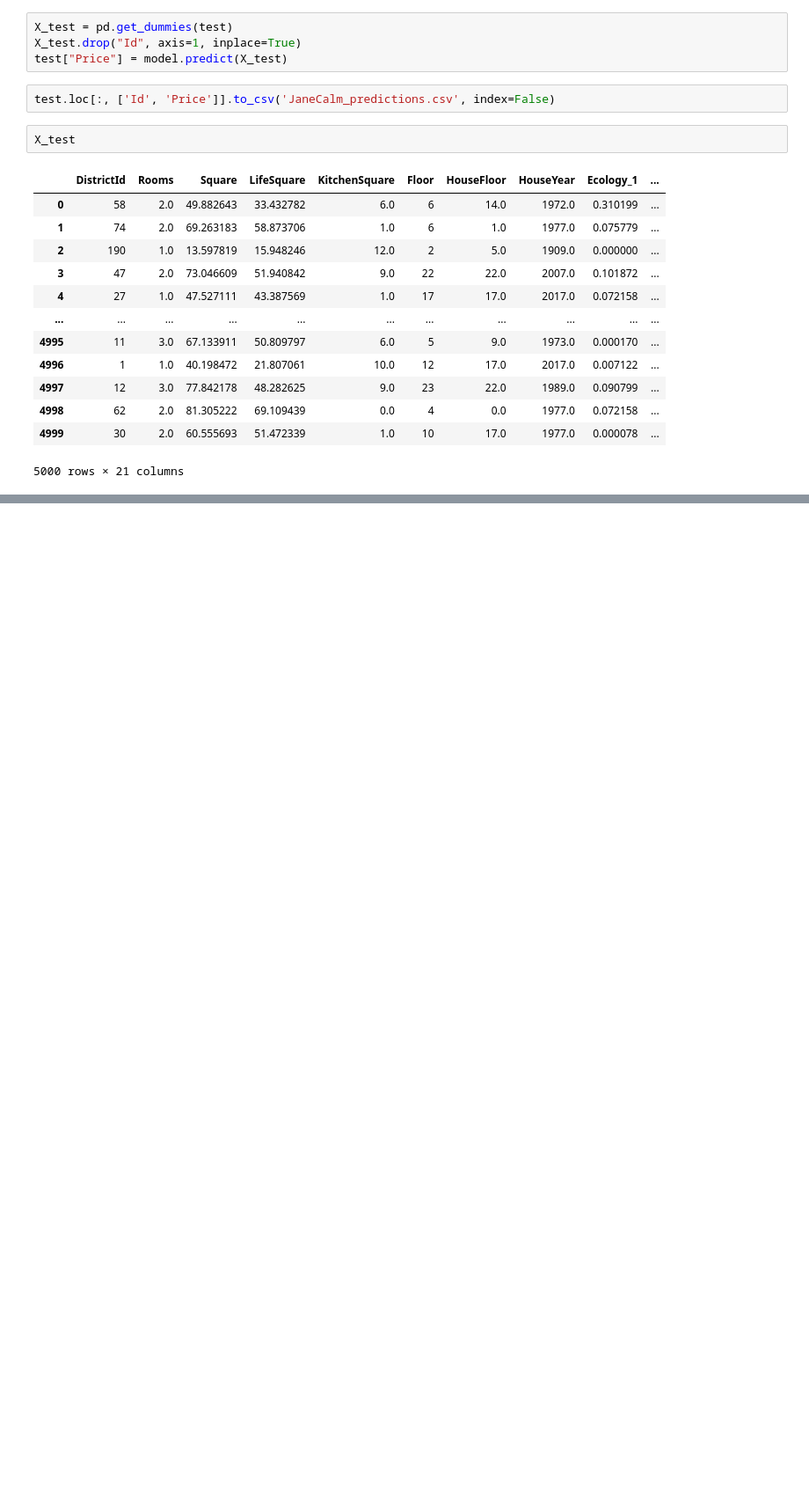
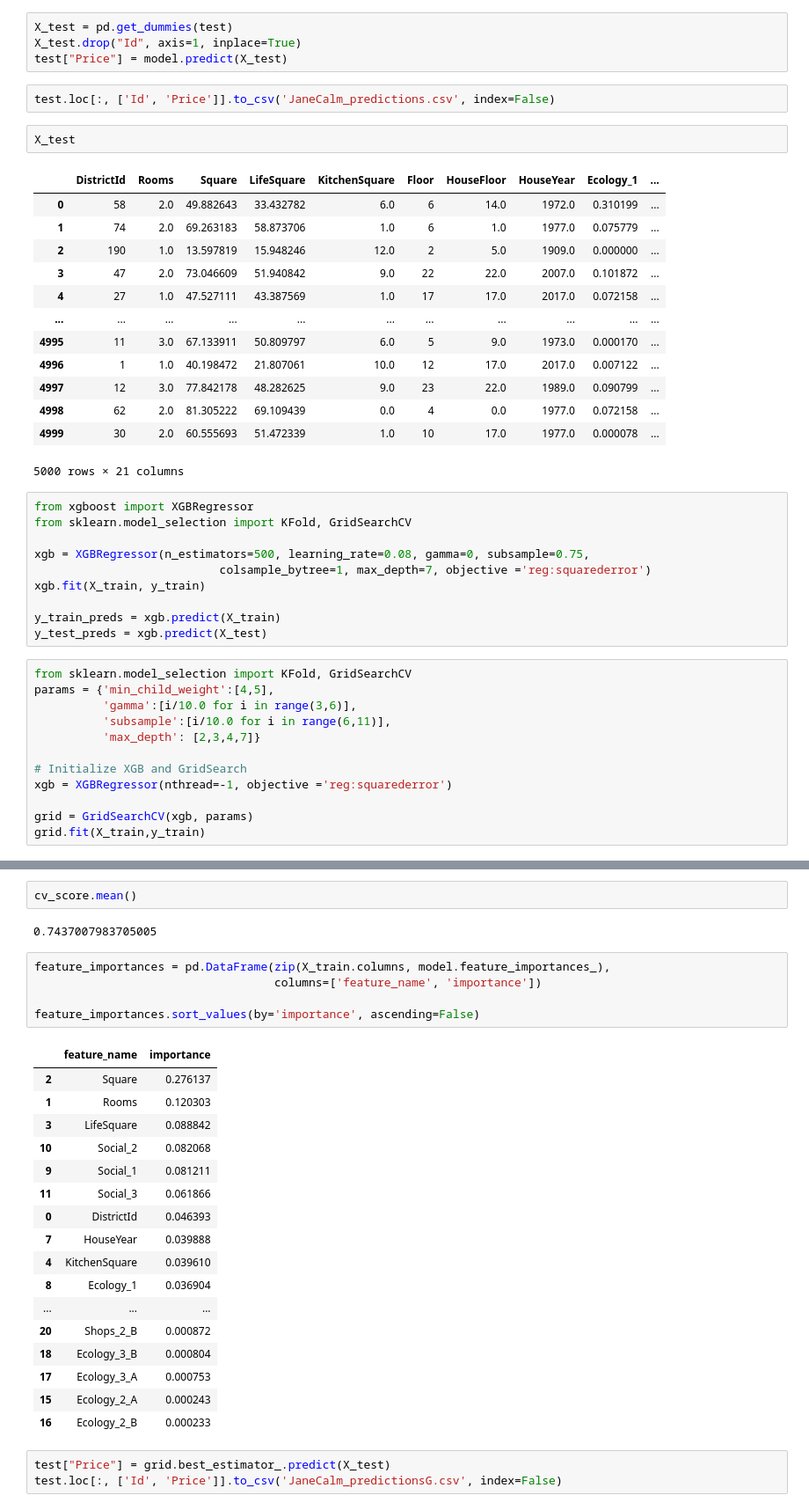
Before and after one commit to JaneCalm/matpython, a Jupyter notebook: course/janecalm_course.ipynb, the cells around one changed output, grey strips where cells are left out. Shown: that part at 88% size. Cells and saved outputs as stored; diff of their text form; blank space fills up the shorter version.

```diff
--- a/course/janecalm_course.ipynb
+++ b/course/janecalm_course.ipynb
@@ -257,3 +262,25 @@ X_test
 | 4998 | 62 | 2.0 | 81.305222 | 69.109439 | 0.0 | 4 | 0.0 | 1977.0 | 0.072158 | ... |
 | 4999 | 30 | 2.0 | 60.555693 | 51.472339 | 1.0 | 10 | 17.0 | 1977.0 | 0.000078 | ... |
 5000 rows × 21 columns
+# %%
+from xgboost import XGBRegressor
+from sklearn.model_selection import KFold, GridSearchCV
+
+xgb = XGBRegressor(n_estimators=500, learning_rate=0.08, gamma=0, subsample=0.75,
+                           colsample_bytree=1, max_depth=7, objective ='reg:squarederror')
+xgb.fit(X_train, y_train)
+
+y_train_preds = xgb.predict(X_train)
+y_test_preds = xgb.predict(X_test)
+# %%
+from sklearn.model_selection import KFold, GridSearchCV
+params = {'min_child_weight':[4,5],
+          'gamma':[i/10.0 for i in range(3,6)],
+          'subsample':[i/10.0 for i in range(6,11)],
+          'max_depth': [2,3,4,7]}
+
+# Initialize XGB and GridSearch
+xgb = XGBRegressor(nthread=-1, objective ='reg:squarederror')
+
+grid = GridSearchCV(xgb, params)
+grid.fit(X_train,y_train)
@@ -259,0 +309,30 @@ X_test
+# %%
+cv_score.mean()
+# %% [output]
+0.7437007983705005
+# %%
+feature_importances = pd.DataFrame(zip(X_train.columns, model.feature_importances_),
+                                   columns=['feature_name', 'importance'])
+
+feature_importances.sort_values(by='importance', ascending=False)
+# %% [output]
+|  | feature_name | importance |
+| 2 | Square | 0.276137 |
+| 1 | Rooms | 0.120303 |
+| 3 | LifeSquare | 0.088842 |
+| 10 | Social_2 | 0.082068 |
+| 9 | Social_1 | 0.081211 |
+| 11 | Social_3 | 0.061866 |
+| 0 | DistrictId | 0.046393 |
+| 7 | HouseYear | 0.039888 |
+| 4 | KitchenSquare | 0.039610 |
+| 8 | Ecology_1 | 0.036904 |
+| ... | ... | ... |
+| 20 | Shops_2_B | 0.000872 |
+| 18 | Ecology_3_B | 0.000804 |
+| 17 | Ecology_3_A | 0.000753 |
+| 15 | Ecology_2_A | 0.000243 |
+| 16 | Ecology_2_B | 0.000233 |
+# %%
+test["Price"] = grid.best_estimator_.predict(X_test)
+test.loc[:, ['Id', 'Price']].to_csv('JaneCalm_predictionsG.csv', index=False)
```
Also changed, not shown: parts of 11 cells of this notebook, 6 other files.
